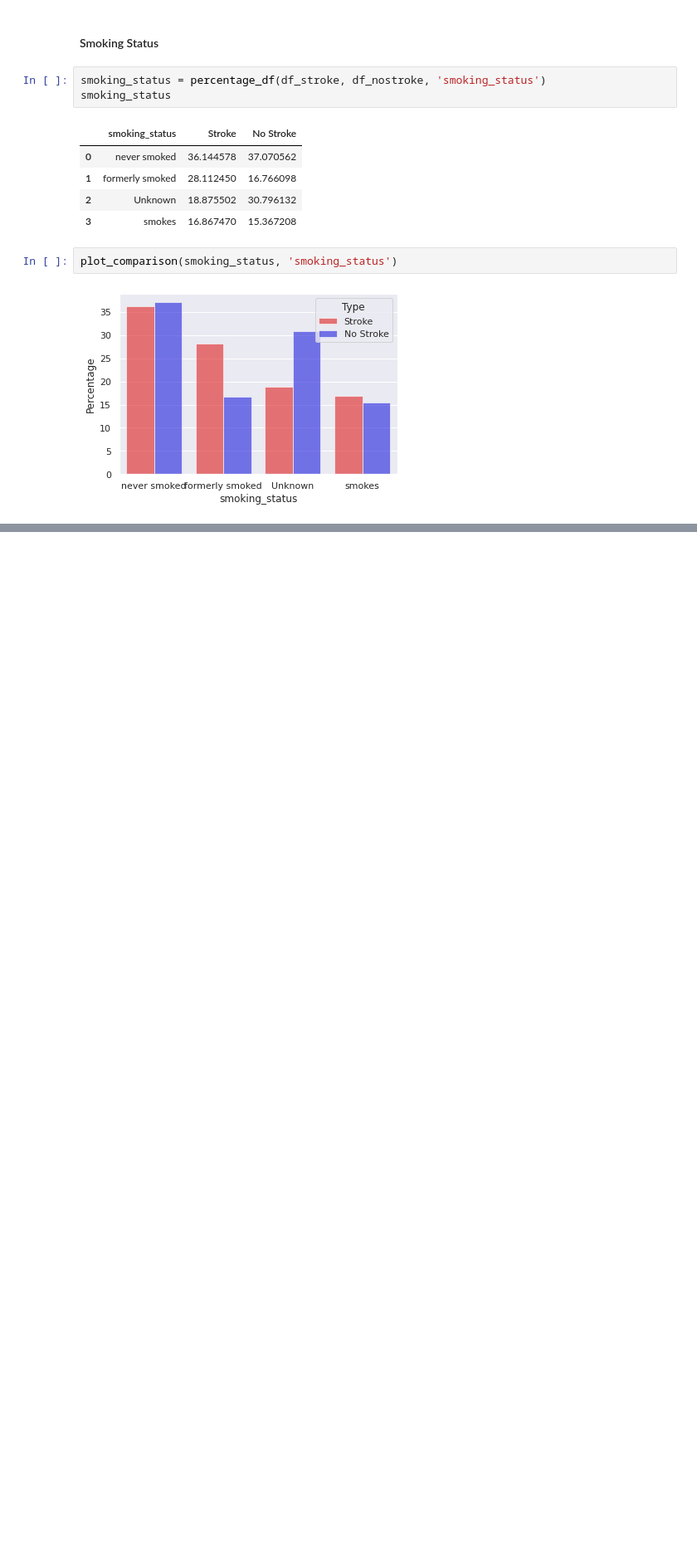
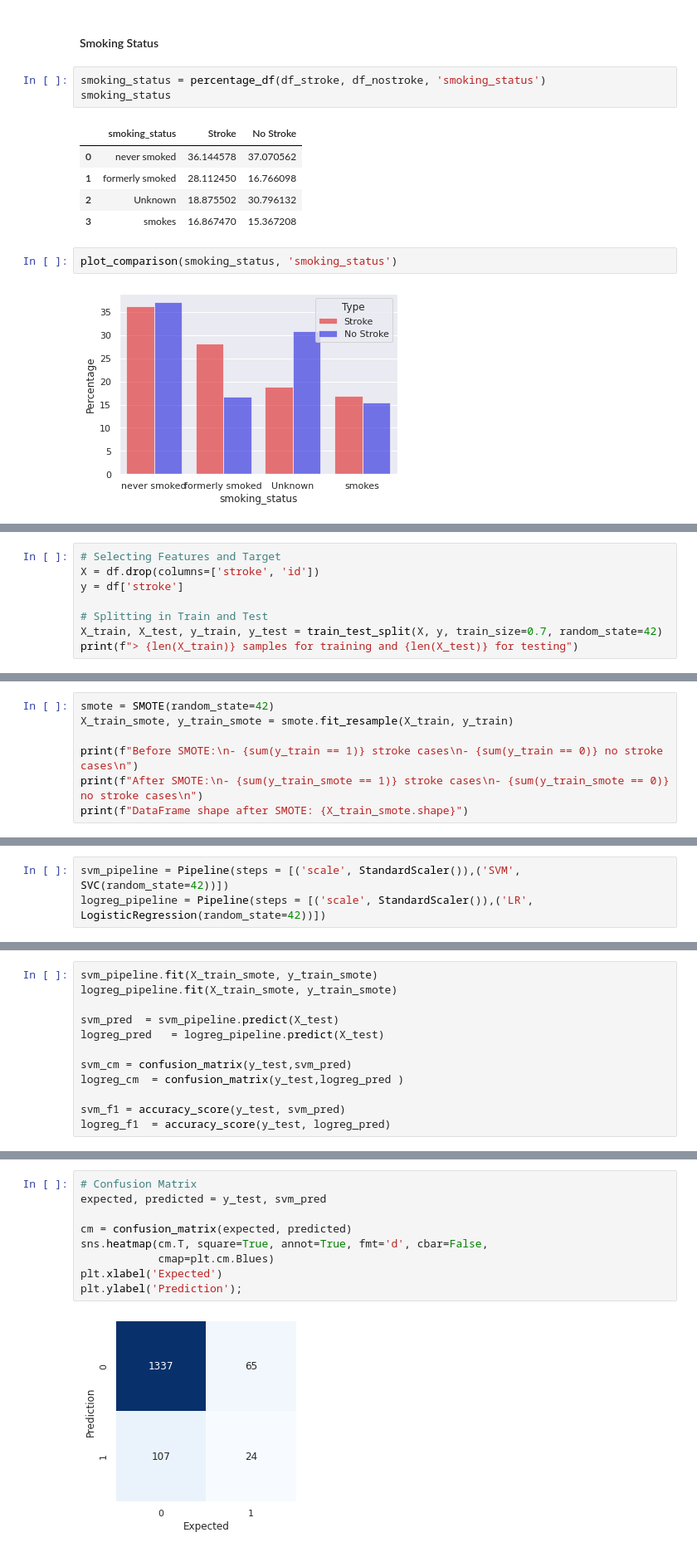
Before and after one commit to kimurarh/stroke-prediction, a Jupyter notebook: Stroke Exploratory Analysis.ipynb, the cells around one changed output, grey strips where cells are left out. Shown at 83% size. Cells and saved outputs as stored; diff of their text form; blank space fills up the shorter version.

Commit message:
data preprocessing and model testing

```diff
--- a/Stroke Exploratory Analysis.ipynb
+++ b/Stroke Exploratory Analysis.ipynb
@@ -292,0 +308,8 @@ ___
+# %%
+# Selecting Features and Target
+X = df.drop(columns=['stroke', 'id'])
+y = df['stroke']
+
+# Splitting in Train and Test
+X_train, X_test, y_train, y_test = train_test_split(X, y, train_size=0.7, random_state=42)
+print(f"> {len(X_train)} samples for training and {len(X_test)} for testing")
@@ -292,0 +324,7 @@ ___
+# %%
+smote = SMOTE(random_state=42)
+X_train_smote, y_train_smote = smote.fit_resample(X_train, y_train)
+
+print(f"Before SMOTE:\n- {sum(y_train == 1)} stroke cases\n- {sum(y_train == 0)} no stroke cases\n")
+print(f"After SMOTE:\n- {sum(y_train_smote == 1)} stroke cases\n- {sum(y_train_smote == 0)} no stroke cases\n")
+print(f"DataFrame shape after SMOTE: {X_train_smote.shape}")
@@ -292,0 +344,3 @@ ___
+# %%
+svm_pipeline = Pipeline(steps = [('scale', StandardScaler()),('SVM', SVC(random_state=42))])
+logreg_pipeline = Pipeline(steps = [('scale', StandardScaler()),('LR', LogisticRegression(random_state=42))])
@@ -292,0 +356,12 @@ ___
+# %%
+svm_pipeline.fit(X_train_smote, y_train_smote)
+logreg_pipeline.fit(X_train_smote, y_train_smote)
+
+svm_pred  = svm_pipeline.predict(X_test)
+logreg_pred   = logreg_pipeline.predict(X_test)
+
+svm_cm = confusion_matrix(y_test,svm_pred)
+logreg_cm  = confusion_matrix(y_test,logreg_pred )
+
+svm_f1 = accuracy_score(y_test, svm_pred)
+logreg_f1  = accuracy_score(y_test, logreg_pred)
@@ -292,0 +372,11 @@ ___
+# %%
+# Confusion Matrix
+expected, predicted = y_test, svm_pred
+
+cm = confusion_matrix(expected, predicted)
+sns.heatmap(cm.T, square=True, annot=True, fmt='d', cbar=False,
+            cmap=plt.cm.Blues)
+plt.xlabel('Expected')
+plt.ylabel('Prediction');
+# %% [output]
+[figure, added]
```
Also changed, not shown: parts of 22 cells of this notebook.
